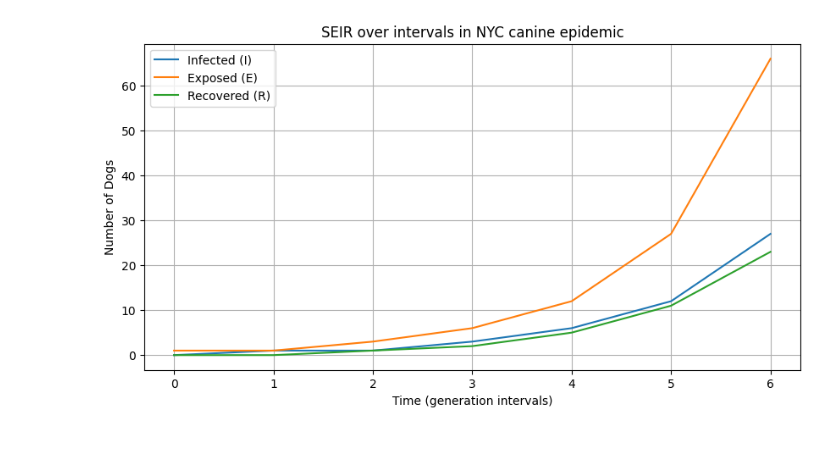
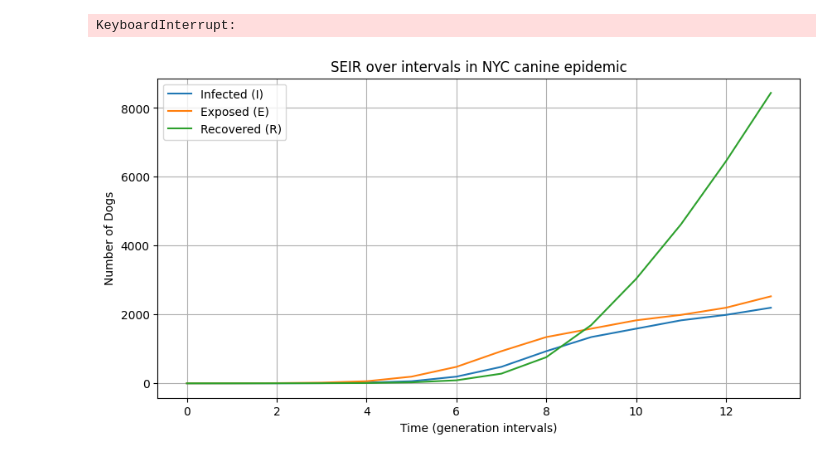
Before and after one commit to ecg222/spatial_canine_epidemic, a Jupyter notebook: Infections.ipynb, the cells around one changed output. Drawn from its saved outputs; the diff is of its cells as text; code cells hidden in the pictures.

```diff
--- a/Infections.ipynb
+++ b/Infections.ipynb
@@ -16,12 +17,13 @@ import numpy
 # %%
-all_dogs = gp.read_parquet('ALLNYCDogs.parquet')
+all_dogs = gp.read_parquet('CurrentNYCDogs.parquet')
 # %%
 # set parameters
 n_initially_infected = 1
-n_generation_intervals = 6
+n_generation_intervals = 20
 distance = 0.01
-buffer = 0.0008
+buffer = 0.006
 max_exposed_per_dog= 10
+density_factor = 0.25
 i = 0
 frame = 0
 SEIR_report = pd.DataFrame({'Susceptible': [],
@@ -54,7 +56,7 @@ new_row = pd.DataFrame.from_records([{'Susceptible': len(susceptible_dogs),
 SEIR_report = pd.concat([SEIR_report, new_row], ignore_index=True)
 
 # Run simulation for n generation intervals
-while i < n_generation_intervals:
+while (i < n_generation_intervals) and (exposed_dogs.shape[0] > 0):
     i = i + 1
     # Move dogs to next compartment
     recovered_dogs = pd.concat([recovered_dogs, infected_dogs])
@@ -114,7 +116,8 @@ while i < n_generation_intervals:
                             susceptible_dogs=susceptible_dogs,
                             exposed_dogs= exposed_dogs,
                             location='locations',
-                            max_exposed = max_exposed_per_dog)
+                            max_exposed = max_exposed_per_dog,
+                            density_factor= density_factor)
         exposed_dogs= pd.concat([exposed_dogs,new_exposures])
         for index, exposed in new_exposures.iterrows():
             new_row = pd.DataFrame.from_records([{'InfectorID': row['ID'],
@@ -163,3 +166,9 @@ while i < n_generation_intervals:
 
 SEIR_report.set_index('Step').to_csv('Reports/SEIR_report.csv')
 R_report.set_index('Step').to_csv('Reports/R_report.csv')
+# %% [output]
+KeyboardInterrupt:
+# %%
+
+SEIR_report.set_index('Step').to_csv('Reports/SEIR_report.csv')
+R_report.set_index('Step').to_csv('Reports/R_report.csv')
@@ -166,16 +177,16 @@ R_report.set_index('Step').to_csv('Reports/R_report.csv')
 # %%
 
 plt.subplots(figsize=(10, 5))
 #plt.plot(range(n_generation_intervals + 1), SEIR_report['Susceptible'], label="Susceptible (S)")
-plt.plot(range(n_generation_intervals + 1), SEIR_report['Infected'], label="Infected (I)")
-plt.plot(range(n_generation_intervals + 1), SEIR_report['Exposed'], label="Exposed (E)")
-plt.plot(range(n_generation_intervals + 1), SEIR_report['Recovered'], label="Recovered (R)")
+plt.plot(range(SEIR_report.shape[0]), SEIR_report['Infected'], label="Infected (I)")
+plt.plot(range(SEIR_report.shape[0]), SEIR_report['Exposed'], label="Exposed (E)")
+plt.plot(range(SEIR_report.shape[0]), SEIR_report['Recovered'], label="Recovered (R)")
 plt.xlabel("Time (generation intervals)")
 plt.ylabel("Number of Dogs")
 plt.title("SEIR over intervals in NYC canine epidemic")
 plt.legend()
 plt.grid(True)
 plt.show()
 plt.close()
 # %% [output]
-[figure, old version]
+[figure, new version]
```
Also changed, not shown: parts of 4 cells of this notebook, 2 other files.
